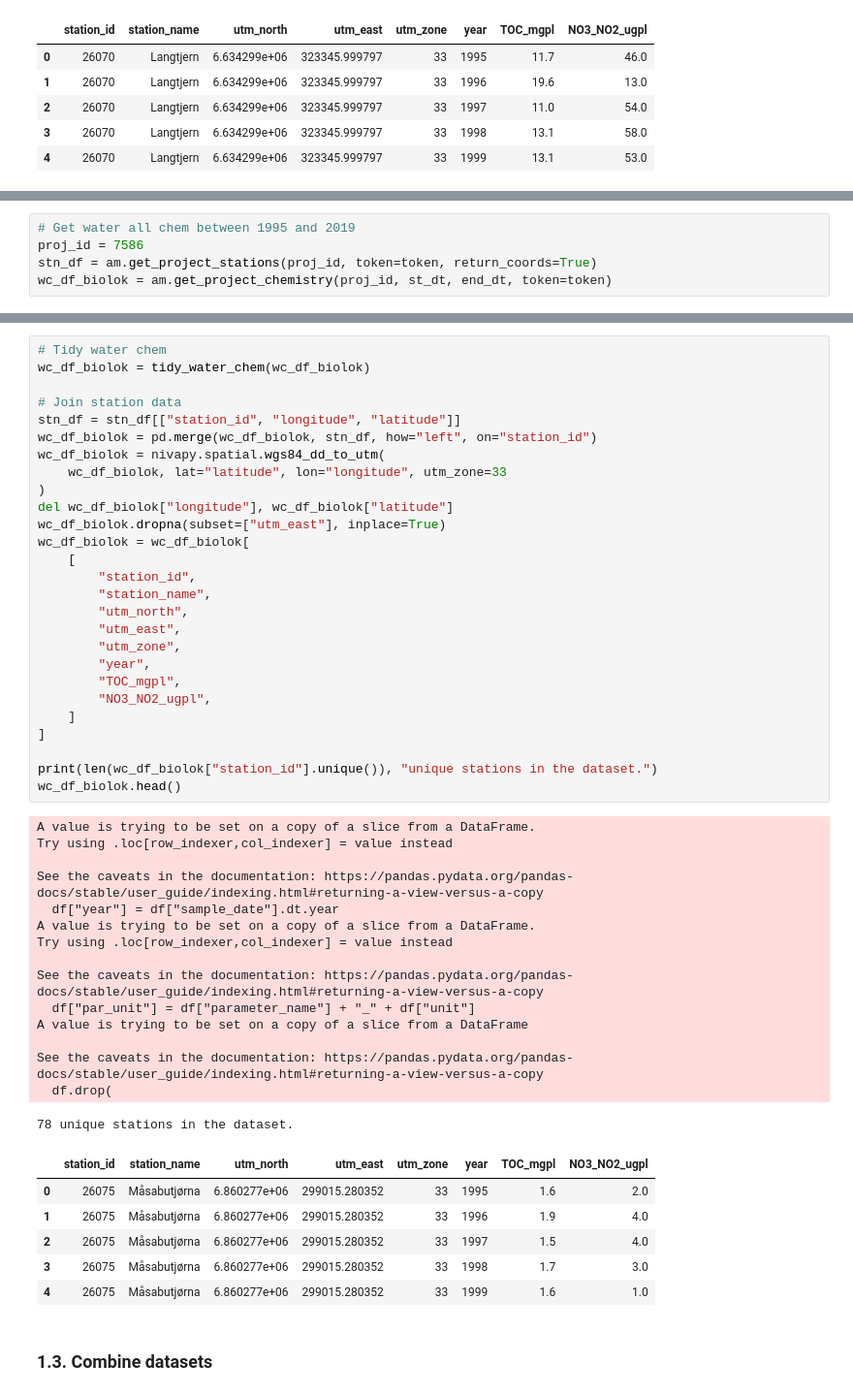
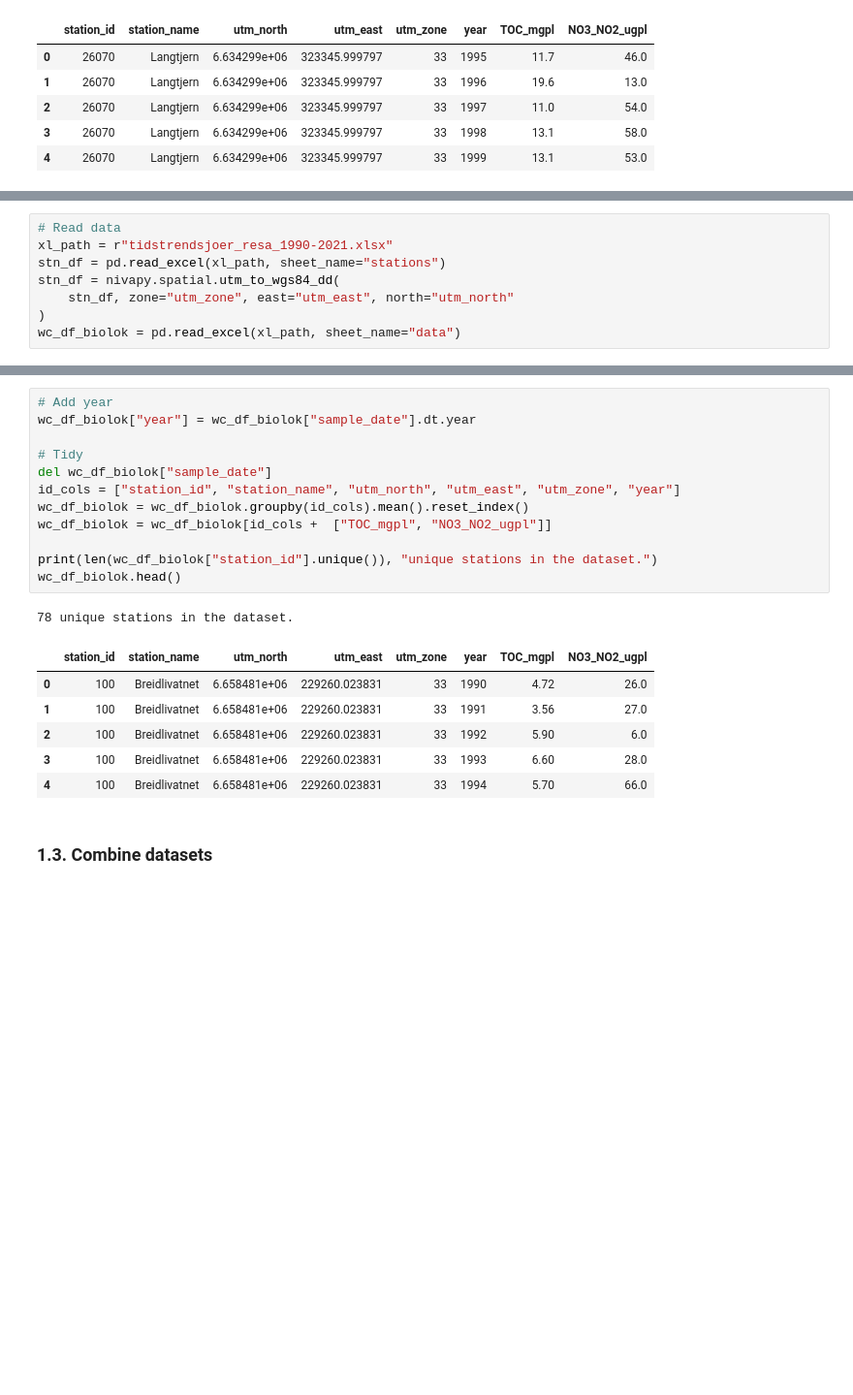
Before and after one commit to JamesSample/critical_loads_2, a Jupyter notebook: notebooks/gams_spatial_temporal_interp/02a_get_data.ipynb, the cells around one changed output, grey strips where cells are left out. Shown at 97% size. Cells and saved outputs as stored; diff of their text form; blank space fills up the shorter version.

```diff
--- a/notebooks/gams_spatial_temporal_interp/02a_get_data.ipynb
+++ b/notebooks/gams_spatial_temporal_interp/02a_get_data.ipynb
@@ -202,7 +199,10 @@ proj_df.query("project_name.str.contains('BIOLOK')", engine="python")
 # %%
-# Get water all chem between 1995 and 2019
-proj_id = 7586
-stn_df = am.get_project_stations(proj_id, token=token, return_coords=True)
-wc_df_biolok = am.get_project_chemistry(proj_id, st_dt, end_dt, token=token)
+# Read data
+xl_path = r"tidstrendsjoer_resa_1990-2021.xlsx"
+stn_df = pd.read_excel(xl_path, sheet_name="stations")
+stn_df = nivapy.spatial.utm_to_wgs84_dd(
+    stn_df, zone="utm_zone", east="utm_east", north="utm_north"
+)
+wc_df_biolok = pd.read_excel(xl_path, sheet_name="data")
 # %%
 # Map stations
@@ -210,54 +217,25 @@ nivapy.spatial.quickmap(stn_df, cluster=True, popup="station_id", kartverket=Tru
 # %% [output]
 [interactive output not drawn]
 # %%
-# Tidy water chem
-wc_df_biolok = tidy_water_chem(wc_df_biolok)
+# Add year
+wc_df_biolok["year"] = wc_df_biolok["sample_date"].dt.year
 
-# Join station data
-stn_df = stn_df[["station_id", "longitude", "latitude"]]
-wc_df_biolok = pd.merge(wc_df_biolok, stn_df, how="left", on="station_id")
-wc_df_biolok = nivapy.spatial.wgs84_dd_to_utm(
-    wc_df_biolok, lat="latitude", lon="longitude", utm_zone=33
-)
-del wc_df_biolok["longitude"], wc_df_biolok["latitude"]
-wc_df_biolok.dropna(subset=["utm_east"], inplace=True)
-wc_df_biolok = wc_df_biolok[
-    [
-        "station_id",
-        "station_name",
-        "utm_north",
-        "utm_east",
-        "utm_zone",
-        "year",
-        "TOC_mgpl",
-        "NO3_NO2_ugpl",
-    ]
-]
+# Tidy
+del wc_df_biolok["sample_date"]
+id_cols = ["station_id", "station_name", "utm_north", "utm_east", "utm_zone", "year"]
+wc_df_biolok = wc_df_biolok.groupby(id_cols).mean().reset_index()
+wc_df_biolok = wc_df_biolok[id_cols +  ["TOC_mgpl", "NO3_NO2_ugpl"]]
 
 print(len(wc_df_biolok["station_id"].unique()), "unique stations in the dataset.")
 wc_df_biolok.head()
 # %% [output]
-A value is trying to be set on a copy of a slice from a DataFrame.
-Try using .loc[row_indexer,col_indexer] = value instead
-
-See the caveats in the documentation: https://pandas.pydata.org/pandas-docs/stable/user_guide/indexing.html#returning-a-view-versus-a-copy
-  df["year"] = df["sample_date"].dt.year
-A value is trying to be set on a copy of a slice from a DataFrame.
-Try using .loc[row_indexer,col_indexer] = value instead
-
-See the caveats in the documentation: https://pandas.pydata.org/pandas-docs/stable/user_guide/indexing.html#returning-a-view-versus-a-copy
-  df["par_unit"] = df["parameter_name"] + "_" + df["unit"]
-A value is trying to be set on a copy of a slice from a DataFrame
-
-See the caveats in the documentation: https://pandas.pydata.org/pandas-docs/stable/user_guide/indexing.html#returning-a-view-versus-a-copy
-  df.drop(
+78 unique stations in the dataset.
-78 unique stations in the dataset.
 |  | station_id | station_name | utm_north | utm_east | utm_zone | year | TOC_mgpl | NO3_NO2_ugpl |
-| 0 | 26075 | Måsabutjørna | 6.860277e+06 | 299015.280352 | 33 | 1995 | 1.6 | 2.0 |
-| 1 | 26075 | Måsabutjørna | 6.860277e+06 | 299015.280352 | 33 | 1996 | 1.9 | 4.0 |
-| 2 | 26075 | Måsabutjørna | 6.860277e+06 | 299015.280352 | 33 | 1997 | 1.5 | 4.0 |
-| 3 | 26075 | Måsabutjørna | 6.860277e+06 | 299015.280352 | 33 | 1998 | 1.7 | 3.0 |
-| 4 | 26075 | Måsabutjørna | 6.860277e+06 | 299015.280352 | 33 | 1999 | 1.6 | 1.0 |
+| 0 | 100 | Breidlivatnet | 6.658481e+06 | 229260.023831 | 33 | 1990 | 4.72 | 26.0 |
+| 1 | 100 | Breidlivatnet | 6.658481e+06 | 229260.023831 | 33 | 1991 | 3.56 | 27.0 |
+| 2 | 100 | Breidlivatnet | 6.658481e+06 | 229260.023831 | 33 | 1992 | 5.90 | 6.0 |
+| 3 | 100 | Breidlivatnet | 6.658481e+06 | 229260.023831 | 33 | 1993 | 6.60 | 28.0 |
+| 4 | 100 | Breidlivatnet | 6.658481e+06 | 229260.023831 | 33 | 1994 | 5.70 | 66.0 |
 # %% [markdown]
 ### 1.3. Combine datasets
 # %%
```
Also changed, not shown: parts of 9 cells of this notebook.
